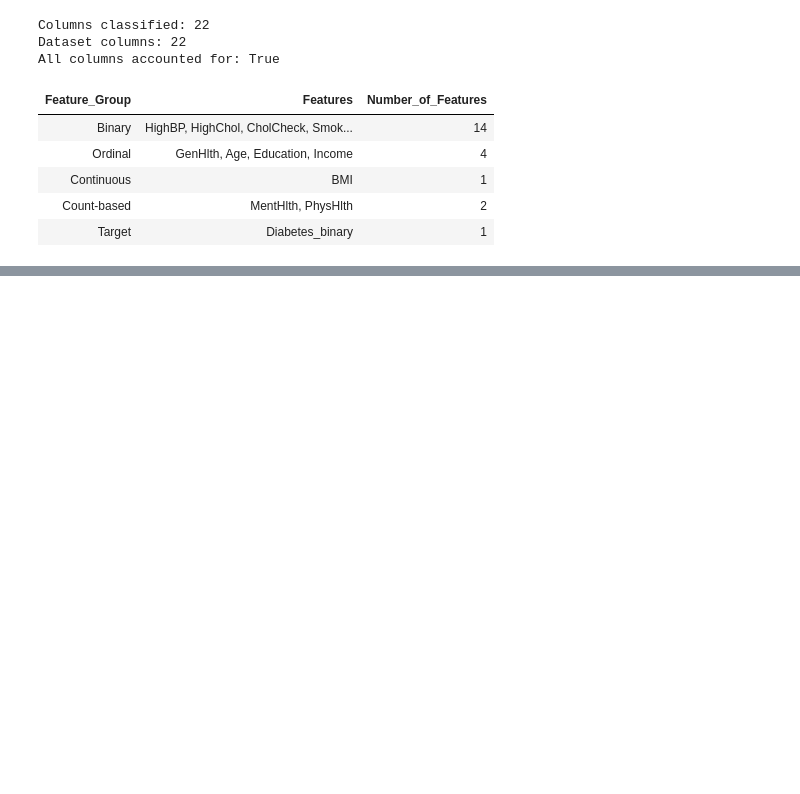
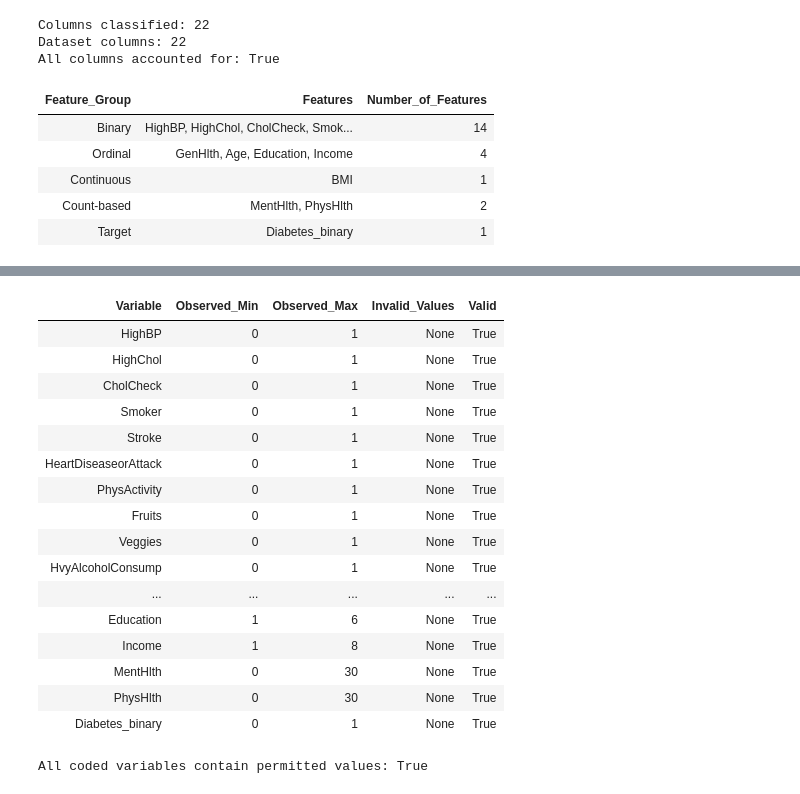
Before and after one commit to ikhalf0/Data_Engineering_and_Ai, a Jupyter notebook: notebooks/05_data_preprocessing_feature_engineering.ipynb, the cells around one changed output, grey strips where cells are left out. Drawn from its saved outputs; the diff is of its cells as text; code cells hidden in the pictures; blank space fills up the shorter version.

Commit message:
Add data-quality review and preprocessing plan

```diff
--- a/notebooks/05_data_preprocessing_feature_engineering.ipynb
+++ b/notebooks/05_data_preprocessing_feature_engineering.ipynb
@@ -166,0 +171,50 @@ All columns accounted for: True
+# %%
+expected_values = {
+    **{feature: {0, 1} for feature in binary_features},
+    "GenHlth": {1, 2, 3, 4, 5},
+    "Age": set(range(1, 14)),
+    "Education": set(range(1, 7)),
+    "Income": set(range(1, 9)),
+    "MentHlth": set(range(0, 31)),
+    "PhysHlth": set(range(0, 31)),
+    "Diabetes_binary": {0, 1}}
+
+validity_results = []
+
+for column, permitted in expected_values.items():
+    observed = set(df[column].dropna().unique())
+    invalid = observed - permitted
+
+    validity_results.append({
+        "Variable": column,
+        "Observed_Min": df[column].min(),
+        "Observed_Max": df[column].max(),
+        "Invalid_Values": sorted(invalid) if invalid else "None",
+        "Valid": len(invalid) == 0})
+
+validity_summary = pd.DataFrame(validity_results)
+
+display(validity_summary.style.hide(axis="index"))
+
+print(
+    "All coded variables contain permitted values:",
+    validity_summary["Valid"].all())
+# %% [output]
+| Variable | Observed_Min | Observed_Max | Invalid_Values | Valid |
+| HighBP | 0 | 1 | None | True |
+| HighChol | 0 | 1 | None | True |
+| CholCheck | 0 | 1 | None | True |
+| Smoker | 0 | 1 | None | True |
+| Stroke | 0 | 1 | None | True |
+| HeartDiseaseorAttack | 0 | 1 | None | True |
+| PhysActivity | 0 | 1 | None | True |
+| Fruits | 0 | 1 | None | True |
+| Veggies | 0 | 1 | None | True |
+| HvyAlcoholConsump | 0 | 1 | None | True |
+| ... | ... | ... | ... | ... |
+| Education | 1 | 6 | None | True |
+| Income | 1 | 8 | None | True |
+| MentHlth | 0 | 30 | None | True |
+| PhysHlth | 0 | 30 | None | True |
+| Diabetes_binary | 0 | 1 | None | True |
+All coded variables contain permitted values: True
```
Also changed, not shown: parts of 9 cells of this notebook.
